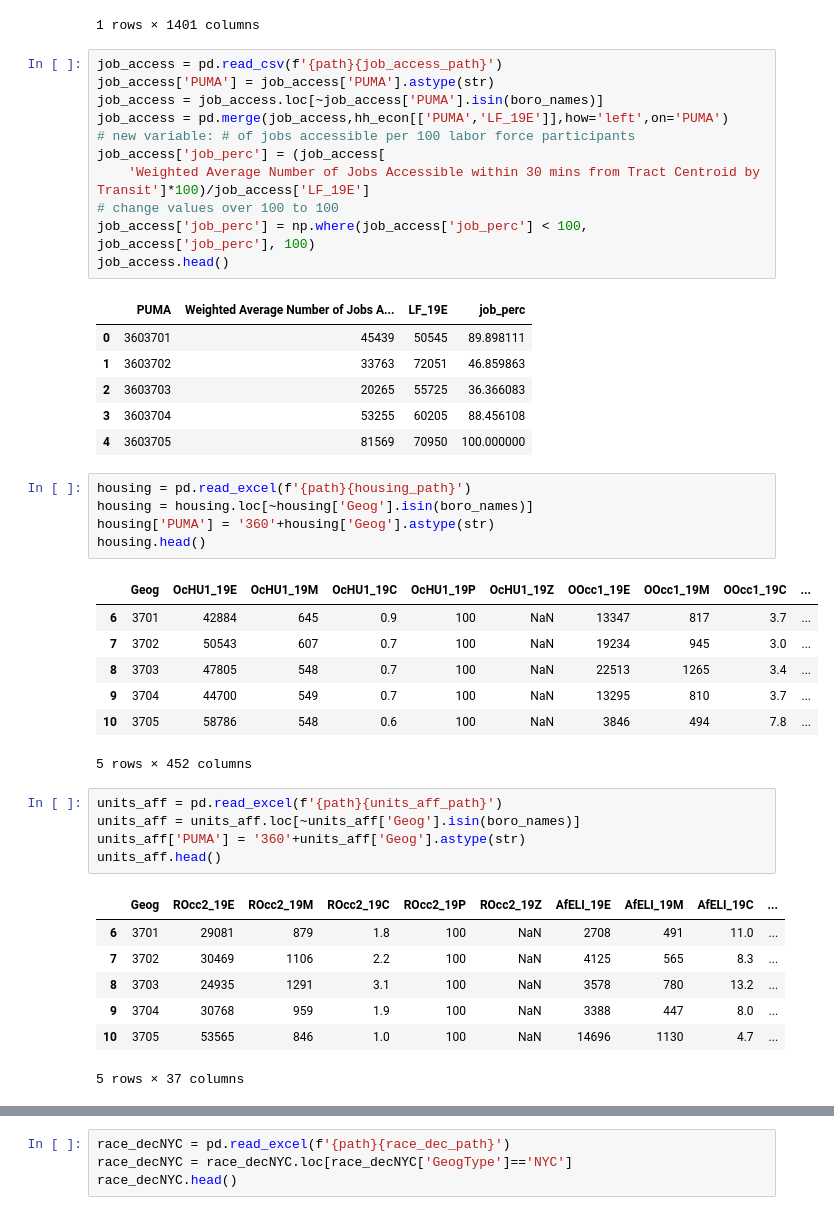
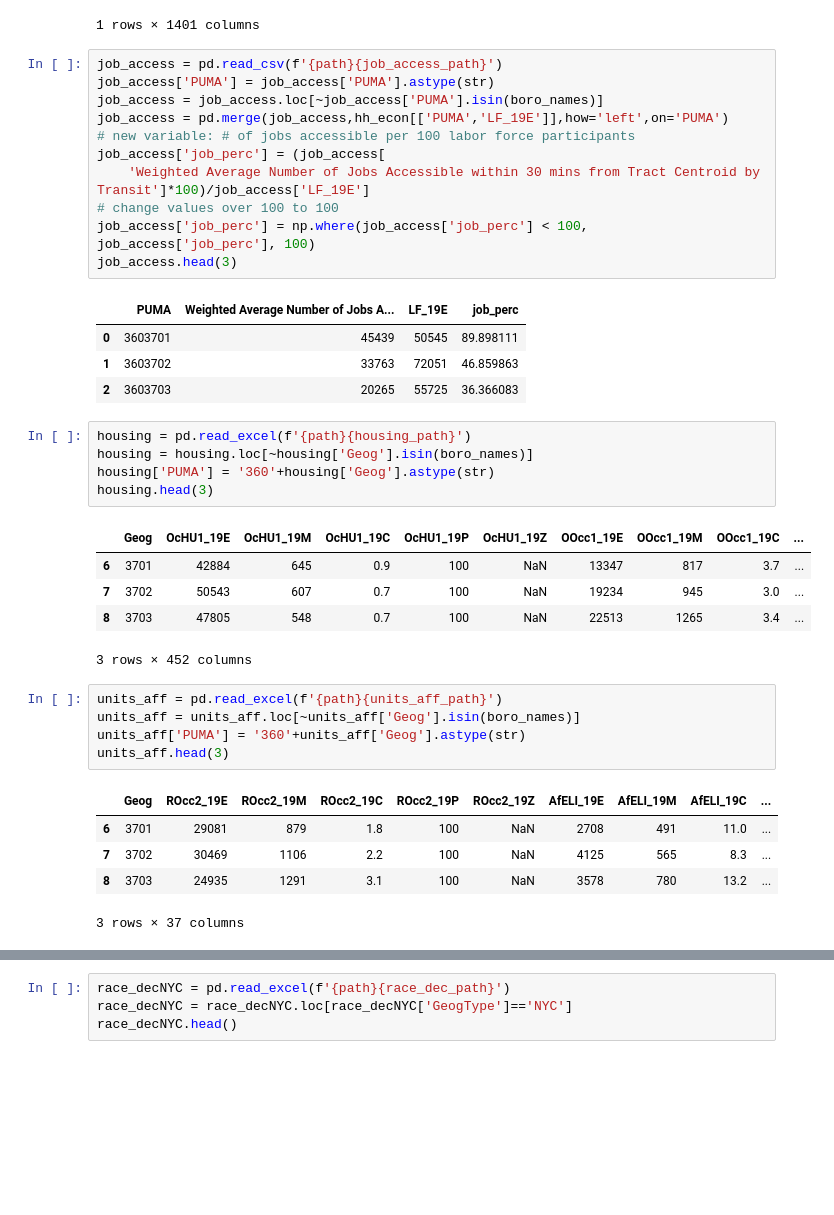
Before and after one commit to mike-carper/NYC-Neighborhood-Clustering, a Jupyter notebook: notebooks/NYC_Neighborhood_Clustering_8V.ipynb, the cells around one changed output, grey strips where cells are left out. Cells and saved outputs as stored; diff of their text form; blank space fills up the shorter version.

```diff
--- a/notebooks/NYC_Neighborhood_Clustering_8V.ipynb
+++ b/notebooks/NYC_Neighborhood_Clustering_8V.ipynb
@@ -107,40 +104,34 @@ job_access['job_perc'] = (job_access[
     'Weighted Average Number of Jobs Accessible within 30 mins from Tract Centroid by Transit']*100)/job_access['LF_19E']
 # change values over 100 to 100
 job_access['job_perc'] = np.where(job_access['job_perc'] < 100, job_access['job_perc'], 100)
-job_access.head()
+job_access.head(3)
 # %% [output]
 |  | PUMA | Weighted Average Number of Jobs A... | LF_19E | job_perc |
 | 0 | 3603701 | 45439 | 50545 | 89.898111 |
 | 1 | 3603702 | 33763 | 72051 | 46.859863 |
 | 2 | 3603703 | 20265 | 55725 | 36.366083 |
-| 3 | 3603704 | 53255 | 60205 | 88.456108 |
-| 4 | 3603705 | 81569 | 70950 | 100.000000 |
 # %%
 housing = pd.read_excel(f'{path}{housing_path}')
 housing = housing.loc[~housing['Geog'].isin(boro_names)]
 housing['PUMA'] = '360'+housing['Geog'].astype(str)
-housing.head()
+housing.head(3)
 # %% [output]
 |  | Geog | OcHU1_19E | OcHU1_19M | OcHU1_19C | OcHU1_19P | OcHU1_19Z | OOcc1_19E | OOcc1_19M | OOcc1_19C | ... |
 | 6 | 3701 | 42884 | 645 | 0.9 | 100 | NaN | 13347 | 817 | 3.7 | ... |
 | 7 | 3702 | 50543 | 607 | 0.7 | 100 | NaN | 19234 | 945 | 3.0 | ... |
 | 8 | 3703 | 47805 | 548 | 0.7 | 100 | NaN | 22513 | 1265 | 3.4 | ... |
-| 9 | 3704 | 44700 | 549 | 0.7 | 100 | NaN | 13295 | 810 | 3.7 | ... |
-| 10 | 3705 | 58786 | 548 | 0.6 | 100 | NaN | 3846 | 494 | 7.8 | ... |
-5 rows × 452 columns
+3 rows × 452 columns
 # %%
 units_aff = pd.read_excel(f'{path}{units_aff_path}')
 units_aff = units_aff.loc[~units_aff['Geog'].isin(boro_names)]
 units_aff['PUMA'] = '360'+units_aff['Geog'].astype(str)
-units_aff.head()
+units_aff.head(3)
 # %% [output]
 |  | Geog | ROcc2_19E | ROcc2_19M | ROcc2_19C | ROcc2_19P | ROcc2_19Z | AfELI_19E | AfELI_19M | AfELI_19C | ... |
 | 6 | 3701 | 29081 | 879 | 1.8 | 100 | NaN | 2708 | 491 | 11.0 | ... |
 | 7 | 3702 | 30469 | 1106 | 2.2 | 100 | NaN | 4125 | 565 | 8.3 | ... |
 | 8 | 3703 | 24935 | 1291 | 3.1 | 100 | NaN | 3578 | 780 | 13.2 | ... |
-| 9 | 3704 | 30768 | 959 | 1.9 | 100 | NaN | 3388 | 447 | 8.0 | ... |
-| 10 | 3705 | 53565 | 846 | 1.0 | 100 | NaN | 14696 | 1130 | 4.7 | ... |
-5 rows × 37 columns
+3 rows × 37 columns
 # %%
 race_dec = pd.read_excel(f'{path}{race_dec_path}')
 race_dec = race_dec.loc[~race_dec['GeogType'].isin(boro_names)]
```
Also changed, not shown: parts of 8 cells of this notebook, 1 other file.
